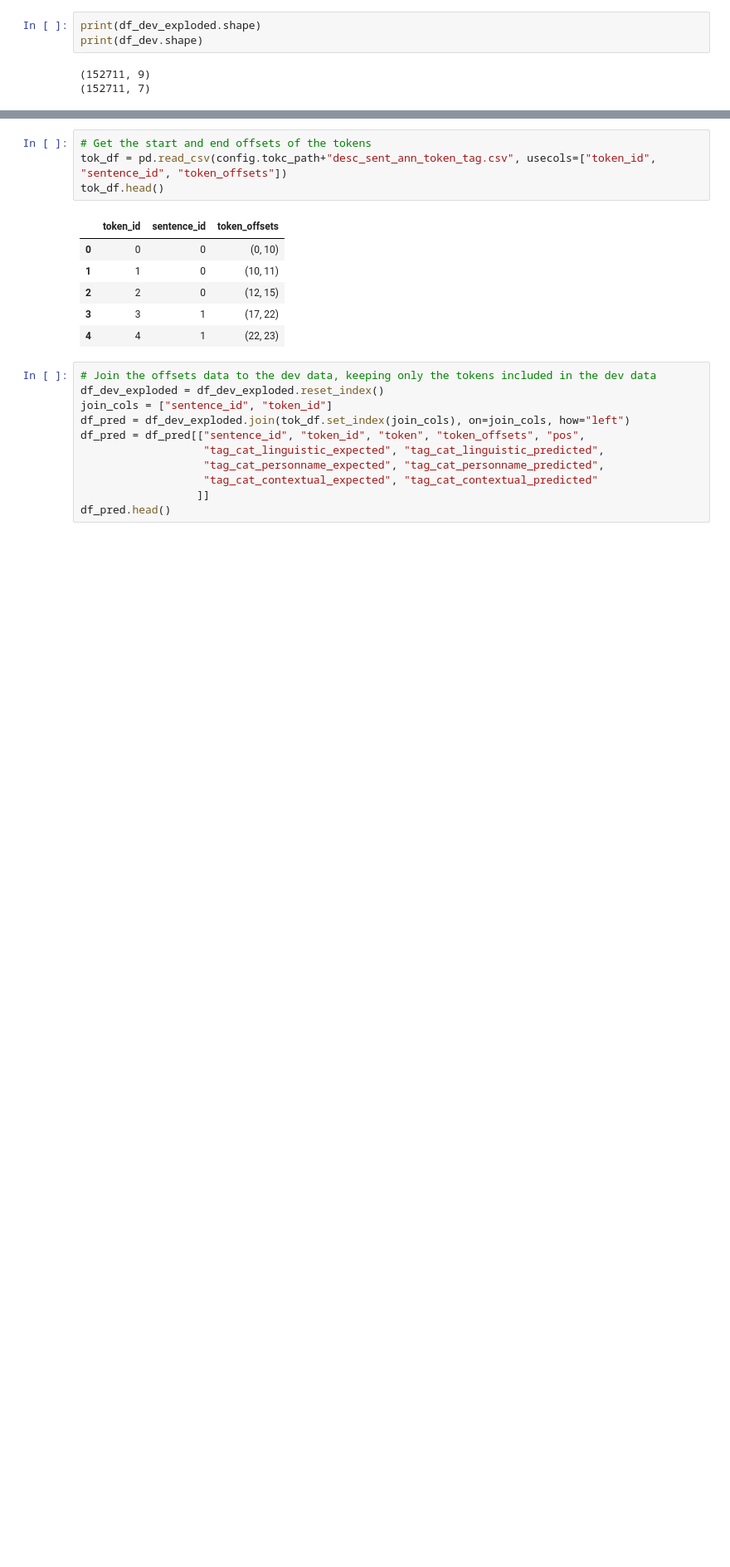
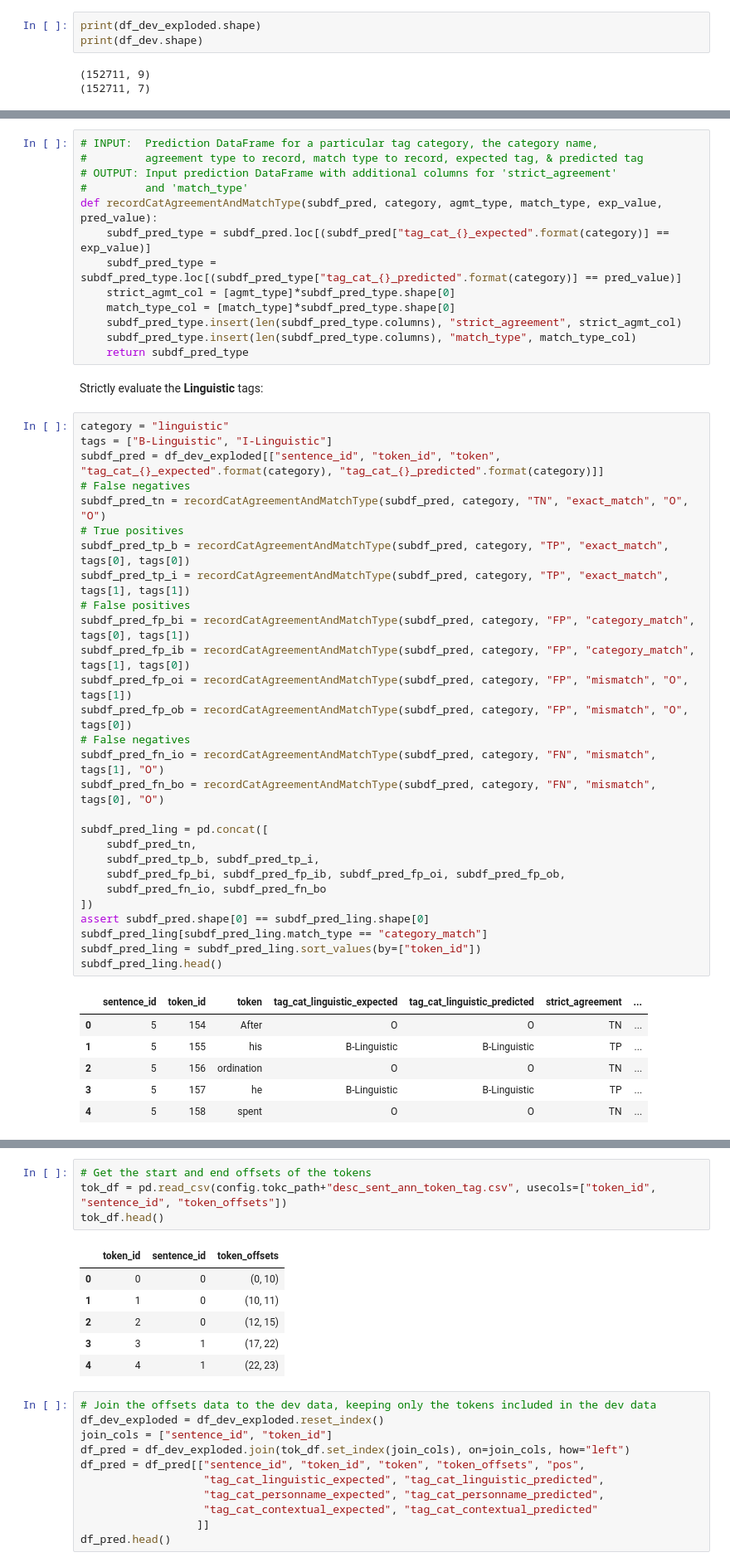
Before and after one commit to thegoose20/gender-bias, a Jupyter notebook: token_classification/SequenceClassifiers_CategoriesCustomFastText.ipynb, the cells around one changed output, grey strips where cells are left out. Shown at 83% size. Saved outputs shown, nothing was run; the diff lists cells and outputs as text; blank space fills up the shorter version.

Commit message:
Calculated strict matches and exported stats, calculated loose matches

```diff
--- a/token_classification/SequenceClassifiers_CategoriesCustomFastText.ipynb
+++ b/token_classification/SequenceClassifiers_CategoriesCustomFastText.ipynb
@@ -543,0 +553,50 @@ df_dev_exploded.to_csv(config.tokc_path+"model_output/categoryTags_crfL2sgd_POS-
+# %%
+# INPUT:  Prediction DataFrame for a particular tag category, the category name,
+#         agreement type to record, match type to record, expected tag, & predicted tag
+# OUTPUT: Input prediction DataFrame with additional columns for 'strict_agreement'
+#         and 'match_type'
+def recordCatAgreementAndMatchType(subdf_pred, category, agmt_type, match_type, exp_value, pred_value):
+    subdf_pred_type = subdf_pred.loc[(subdf_pred["tag_cat_{}_expected".format(category)] == exp_value)]
+    subdf_pred_type = subdf_pred_type.loc[(subdf_pred_type["tag_cat_{}_predicted".format(category)] == pred_value)]
+    strict_agmt_col = [agmt_type]*subdf_pred_type.shape[0]
+    match_type_col = [match_type]*subdf_pred_type.shape[0]
+    subdf_pred_type.insert(len(subdf_pred_type.columns), "strict_agreement", strict_agmt_col)
+    subdf_pred_type.insert(len(subdf_pred_type.columns), "match_type", match_type_col)
+    return subdf_pred_type
+# %% [markdown]
+Strictly evaluate the **Linguistic** tags:
+# %%
+category = "linguistic"
+tags = ["B-Linguistic", "I-Linguistic"]
+subdf_pred = df_dev_exploded[["sentence_id", "token_id", "token", "tag_cat_{}_expected".format(category), "tag_cat_{}_predicted".format(category)]]
+# False negatives
+subdf_pred_tn = recordCatAgreementAndMatchType(subdf_pred, category, "TN", "exact_match", "O", "O")
+# True positives
+subdf_pred_tp_b = recordCatAgreementAndMatchType(subdf_pred, category, "TP", "exact_match", tags[0], tags[0])
+subdf_pred_tp_i = recordCatAgreementAndMatchType(subdf_pred, category, "TP", "exact_match", tags[1], tags[1])
+# False positives
+subdf_pred_fp_bi = recordCatAgreementAndMatchType(subdf_pred, category, "FP", "category_match", tags[0], tags[1])
+subdf_pred_fp_ib = recordCatAgreementAndMatchType(subdf_pred, category, "FP", "category_match", tags[1], tags[0])
+subdf_pred_fp_oi = recordCatAgreementAndMatchType(subdf_pred, category, "FP", "mismatch", "O", tags[1])
+subdf_pred_fp_ob = recordCatAgreementAndMatchType(subdf_pred, category, "FP", "mismatch", "O", tags[0])
+# False negatives
+subdf_pred_fn_io = recordCatAgreementAndMatchType(subdf_pred, category, "FN", "mismatch", tags[1], "O")
+subdf_pred_fn_bo = recordCatAgreementAndMatchType(subdf_pred, category, "FN", "mismatch", tags[0], "O")
+
+subdf_pred_ling = pd.concat([
+    subdf_pred_tn,
+    subdf_pred_tp_b, subdf_pred_tp_i,
+    subdf_pred_fp_bi, subdf_pred_fp_ib, subdf_pred_fp_oi, subdf_pred_fp_ob,
+    subdf_pred_fn_io, subdf_pred_fn_bo
+])
+assert subdf_pred.shape[0] == subdf_pred_ling.shape[0]
+subdf_pred_ling[subdf_pred_ling.match_type == "category_match"]
+subdf_pred_ling = subdf_pred_ling.sort_values(by=["token_id"])
+subdf_pred_ling.head()
+# %% [output]
+|  | sentence_id | token_id | token | tag_cat_linguistic_expected | tag_cat_linguistic_predicted | strict_agreement | ... |
+| 0 | 5 | 154 | After | O | O | TN | ... |
+| 1 | 5 | 155 | his | B-Linguistic | B-Linguistic | TP | ... |
+| 2 | 5 | 156 | ordination | O | O | TN | ... |
+| 3 | 5 | 157 | he | B-Linguistic | B-Linguistic | TP | ... |
+| 4 | 5 | 158 | spent | O | O | TN | ... |
```
Also changed, not shown: parts of 33 cells of this notebook, 2 other files.
